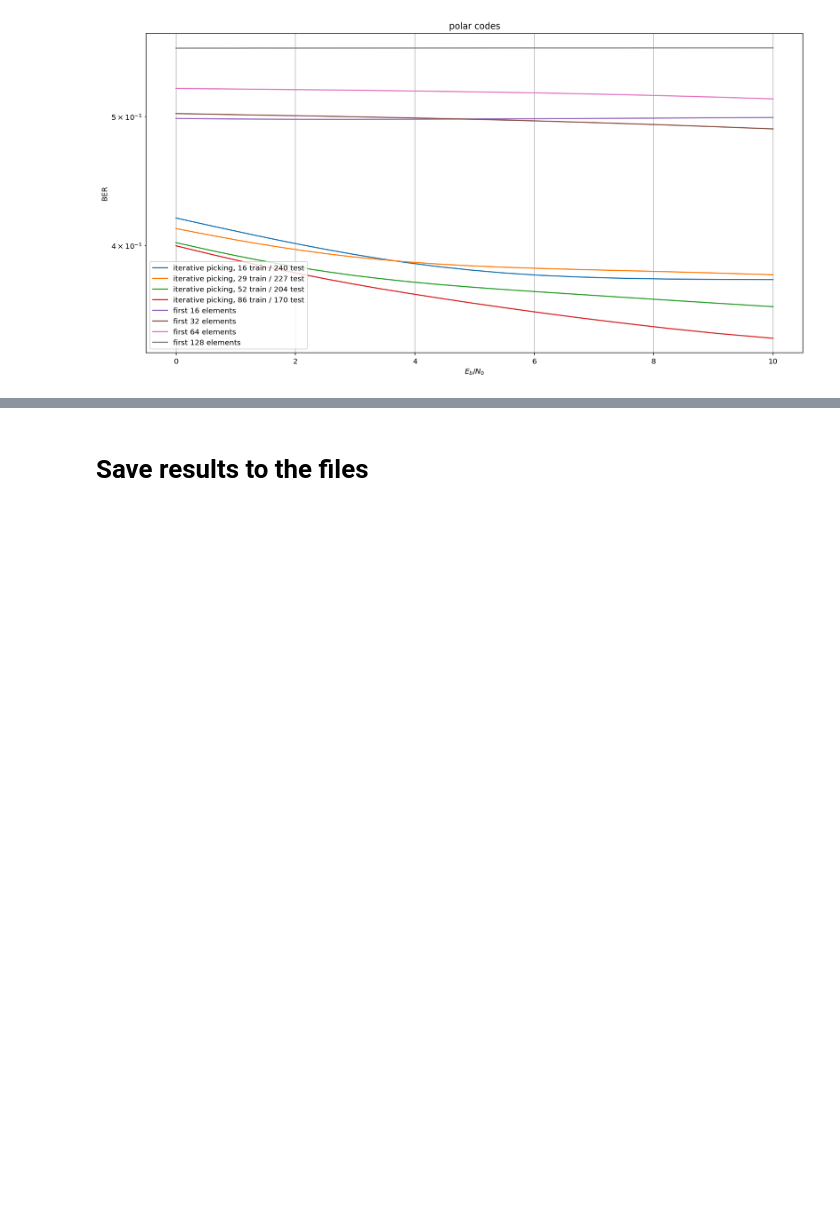
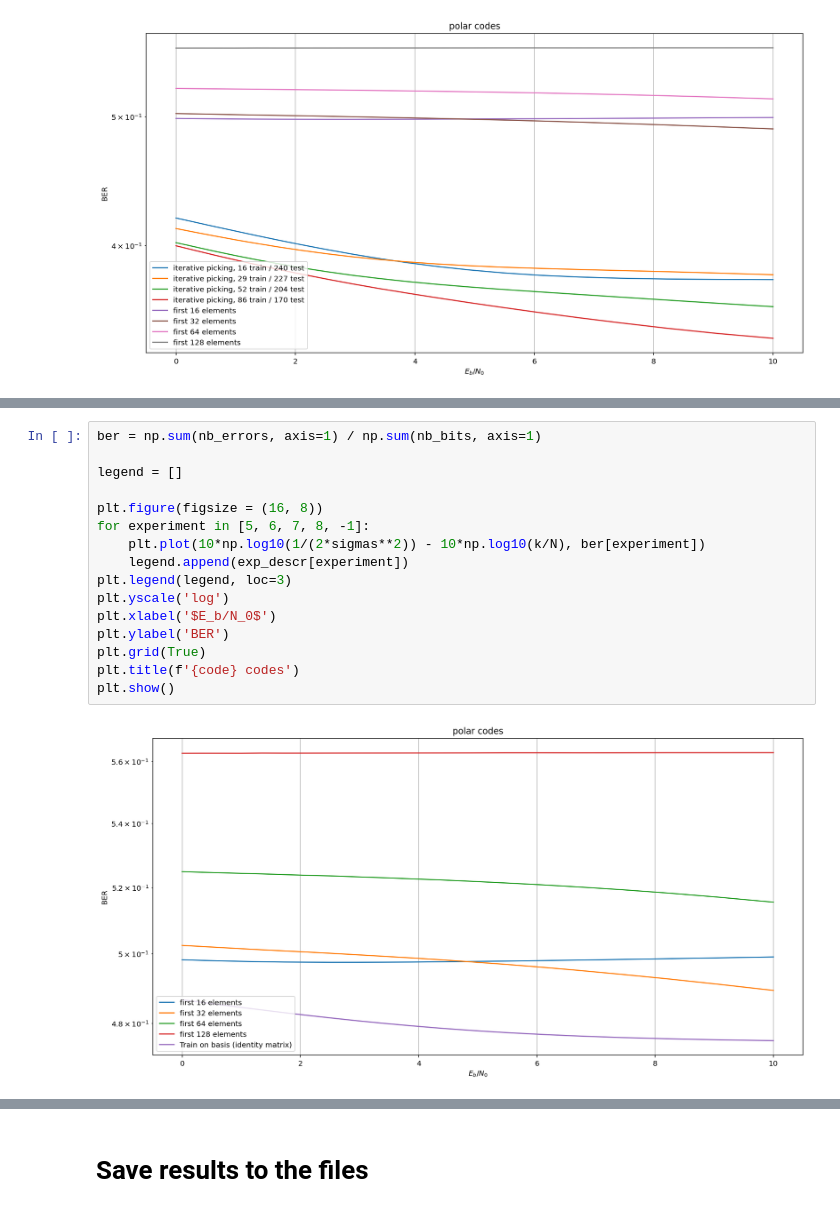
Before and after one commit to DArtemasov/DL-ChannelDecoding, a Jupyter notebook: notebooks/Codebook.ipynb, the cells around one changed output, grey strips where cells are left out. Saved outputs shown, nothing was run; the diff lists cells and outputs as text; blank space fills up the shorter version.

```diff
--- a/notebooks/Codebook.ipynb
+++ b/notebooks/Codebook.ipynb
@@ -1558,3 +1466,21 @@ plt.show()
+# %%
+ber = np.sum(nb_errors, axis=1) / np.sum(nb_bits, axis=1)
+
+legend = []
+
+plt.figure(figsize = (16, 8))
+for experiment in [5, 6, 7, 8, -1]:
+    plt.plot(10*np.log10(1/(2*sigmas**2)) - 10*np.log10(k/N), ber[experiment])
+    legend.append(exp_descr[experiment])
+plt.legend(legend, loc=3)
+plt.yscale('log')
+plt.xlabel('$E_b/N_0$')
+plt.ylabel('BER')
+plt.grid(True)
+plt.title(f'{code} codes')
+plt.show()
+# %% [output]
+[figure, added]
 # %%
 exp_descr
 # %% [output]
```
Also changed, not shown: parts of 21 cells of this notebook, 2 other files.
